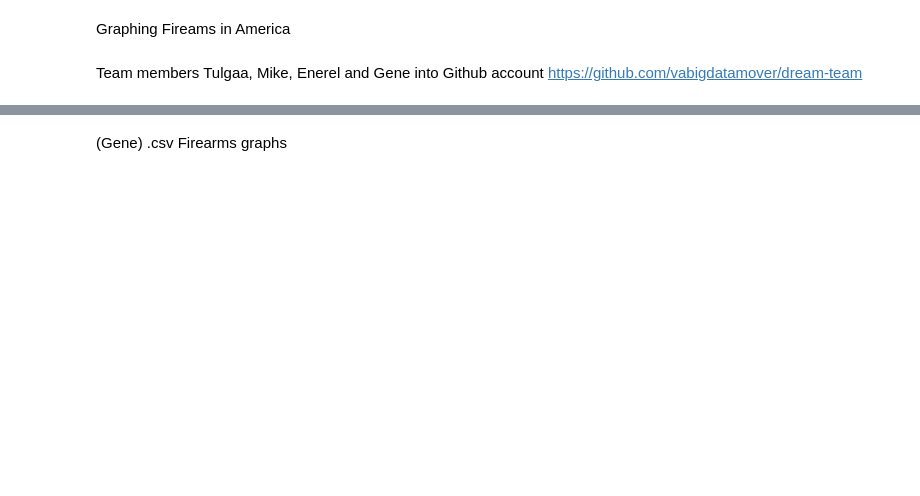
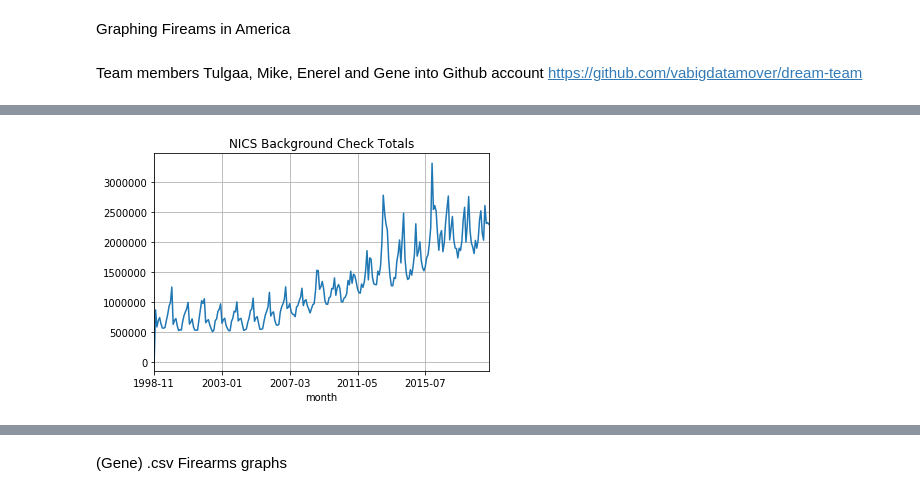
Before and after one commit to vabigdatamover/dream-team, a Jupyter notebook: GraphingFirearms_v1_Mike.ipynb, the cells around one changed output, grey strips where cells are left out. Drawn from its saved outputs; the diff is of its cells as text; code cells hidden in the pictures; blank space fills up the shorter version.

Commit message:
Update to provide plot used to compare to significant events

```diff
--- a/GraphingFirearms_v1_Mike.ipynb
+++ b/GraphingFirearms_v1_Mike.ipynb
@@ -45,0 +69,11 @@ firearms_data.head()
+# %%
+ax1 = bc_per_month.plot.line(x='month', y='totals')
+
+# Adding grid, title, and labels
+plt.grid(True)
+plt.title('NICS Background Check Totals')
+#plt.xlabel('Latitude')
+#plt.ylabel('Max Temperature (F)')
+plt.savefig('output/t_chk_per_month.png', bbox_inches="tight")
+# %% [output]
+[figure, added]
```
Also changed, not shown: parts of 14 cells of this notebook, 1 other file.
